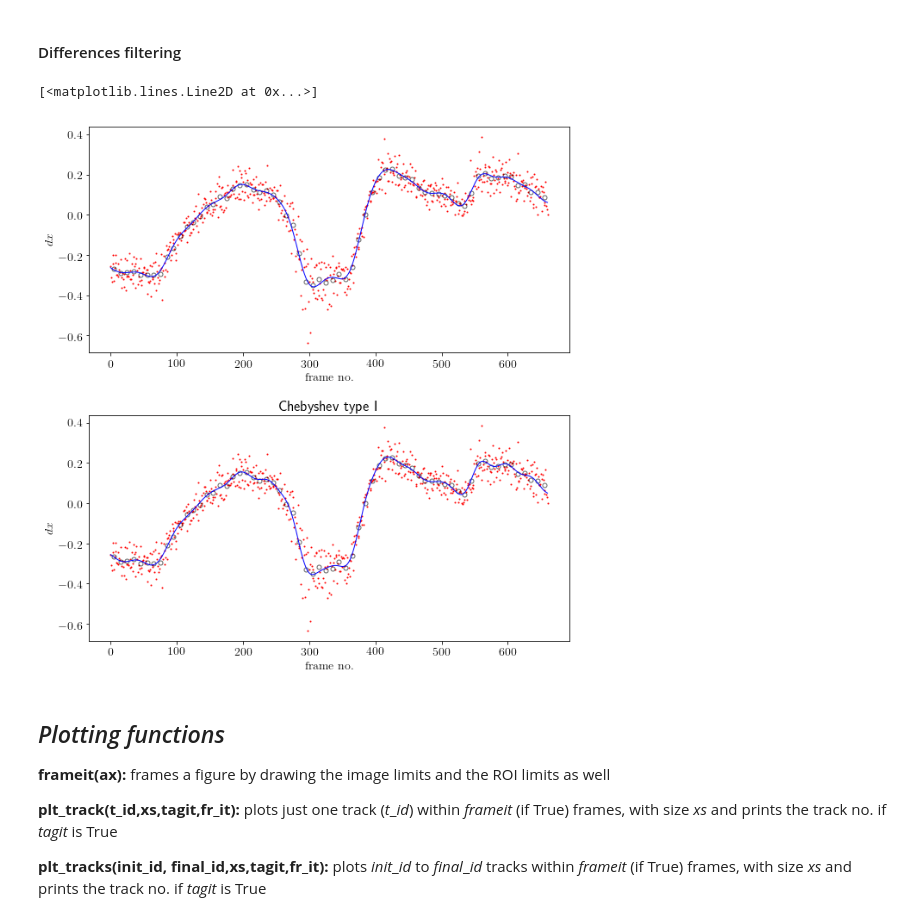
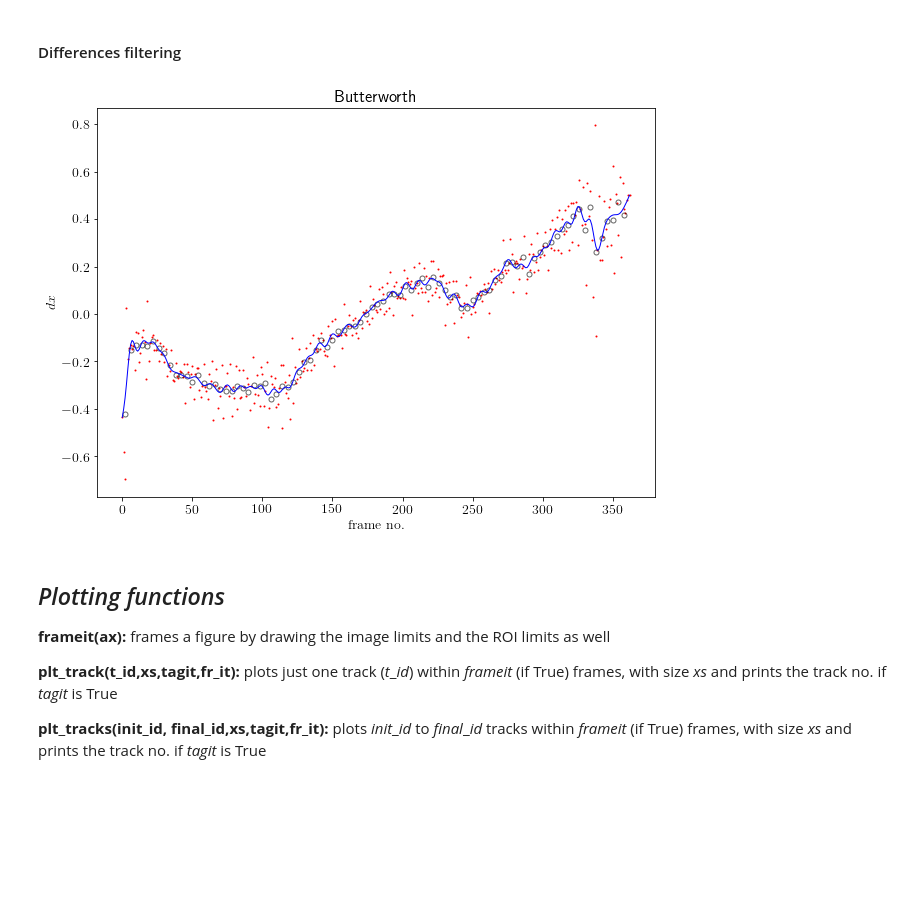
Before and after one commit to fvegar/Tracks, a Jupyter notebook: tracks_processing.ipynb, the cells around one changed output. Cells and saved outputs as stored; diff of their text form; code cells hidden in the pictures; blank space fills up the shorter version.

```diff
--- a/tracks_processing.ipynb
+++ b/tracks_processing.ipynb
@@ -504,81 +429,41 @@ print(tr_lengths[it],'frame length of possible maximum', Nframes)
 # %% [markdown]
 #### Differences filtering
 # %%
-it = 125
-step = 10
+it = 60
+step = 4
+
 vx_gr = grain(tracks[it].x, step)
 vy_gr = grain(tracks[it].y, step)
 
-vxb = butter_lowpass(10, info.fps[0], tracks[it].vx)
+vxb = butter_lowpass(0.9,step, info.fps[0], tracks[it].vx)
 
-vxc= cheby1_lowpass(10, info.fps[0], tracks[it].vx)
+vxc= cheby1_lowpass(step, info.fps[0], tracks[it].vx)
 
-fig= plt.figure(figsize=(10,15/ct.golden))
+fig= plt.figure(figsize=(10,10/ct.golden))
 px_size = 72./fig.dpi
 
-ax=plt.subplot(211)
+#ax=plt.subplot(211)
 plt.title('Butterworth')
 
 plt.xlabel(r'$\mathrm{frame~no.}$')
 plt.ylabel(r'$dx$')
 plt.plot(tracks[it].vx,'o',c='r', markersize=px_size, linewidth=None)
 plt.plot(vx_gr.T[0], vx_gr.T[1],'o',c='k',mfc='None',markersize=5,linewidth=None,alpha=0.6)
 plt.plot(vxb,linewidth=1,c='b')
 
 
-ax=plt.subplot(212)
-plt.title('Chebyshev type I')
-
-plt.xlabel(r'$\mathrm{frame~no.}$')
-plt.ylabel(r'$dx$')
-plt.plot(tracks[it].vx,'o',c='r',markersize=px_size, linewidth=None)
-plt.plot(vx_gr.T[0], vx_gr.T[1],'o',c='k',mfc='None',markersize=5,linewidth=None,alpha=0.6)
-plt.plot(vxc,linewidth=1,c='b')
+#ax=plt.subplot(212)
+#plt.title('Chebyshev type I')
+#
+#plt.xlabel(r'$\mathrm{frame~no.}$')
+#plt.ylabel(r'$dx$')
+#plt.plot(tracks[it].vx,'o',c='r',markersize=px_size, linewidth=None)
+#plt.plot(vx_gr.T[0], vx_gr.T[1],'o',c='k',mfc='None',markersize=5,linewidth=None,alpha=0.6)
+#plt.plot(vxc,linewidth=1,c='b')
 
 plt.subplots_adjust(hspace=0.275, top=0.95, bottom=0.075)
+# %% [output]
+[figure, added]
-# %%
-
-plt.xlabel(r'$\mathrm{frame~no.}$')
-plt.ylabel(r'$dx$')
-plt.plot(tracks[it].vx,'o',c='r', markersize=px_size, linewidth=None)
-plt.plot(vx_gr.T[0], vx_gr.T[1],'o',c='k',mfc='None',markersize=5,linewidth=None,alpha=0.6)
-plt.plot(vxb,linewidth=1,c='b')
-# %% [output]
-[<matplotlib.lines.Line2D at 0x...>]
-# %%
-it = 125
-step = 10
-vx_gr = grain(tracks[it].x, step)
-vy_gr = grain(tracks[it].y, step)
-
-vxb = butter_lowpass(10, info.fps[0], tracks[it].vx)
-
-vxc= cheby1_lowpass(10, info.fps[0], tracks[it].vx)
-
-fig= plt.figure(figsize=(10,15/ct.golden))
-px_size = 72./fig.dpi
-
-ax=plt.subplot(211)
-
-plt.xlabel(r'$\mathrm{frame~no.}$')
-plt.ylabel(r'$dx$')
-plt.plot(tracks[it].vx,'o',c='r', markersize=px_size, linewidth=None)
-plt.plot(vx_gr.T[0], vx_gr.T[1],'o',c='k',mfc='None',markersize=5,linewidth=None,alpha=0.6)
-plt.plot(vxb,linewidth=1,c='b')
-
-
-ax=plt.subplot(212)
-plt.title('Chebyshev type I')
-
-plt.xlabel(r'$\mathrm{frame~no.}$')
-plt.ylabel(r'$dx$')
-plt.plot(tracks[it].vx,'o',c='r',markersize=px_size, linewidth=None)
-plt.plot(vx_gr.T[0], vx_gr.T[1],'o',c='k',mfc='None',markersize=5,linewidth=None,alpha=0.6)
-plt.plot(vxc,linewidth=1,c='b')
-
-plt.subplots_adjust(hspace=0.275, top=0.97, bottom=0.075)
-# %% [output]
-[figure, removed]
 # %% [markdown]
 ## _Plotting functions_
 
```
Also changed, not shown: parts of 21 cells of this notebook.
